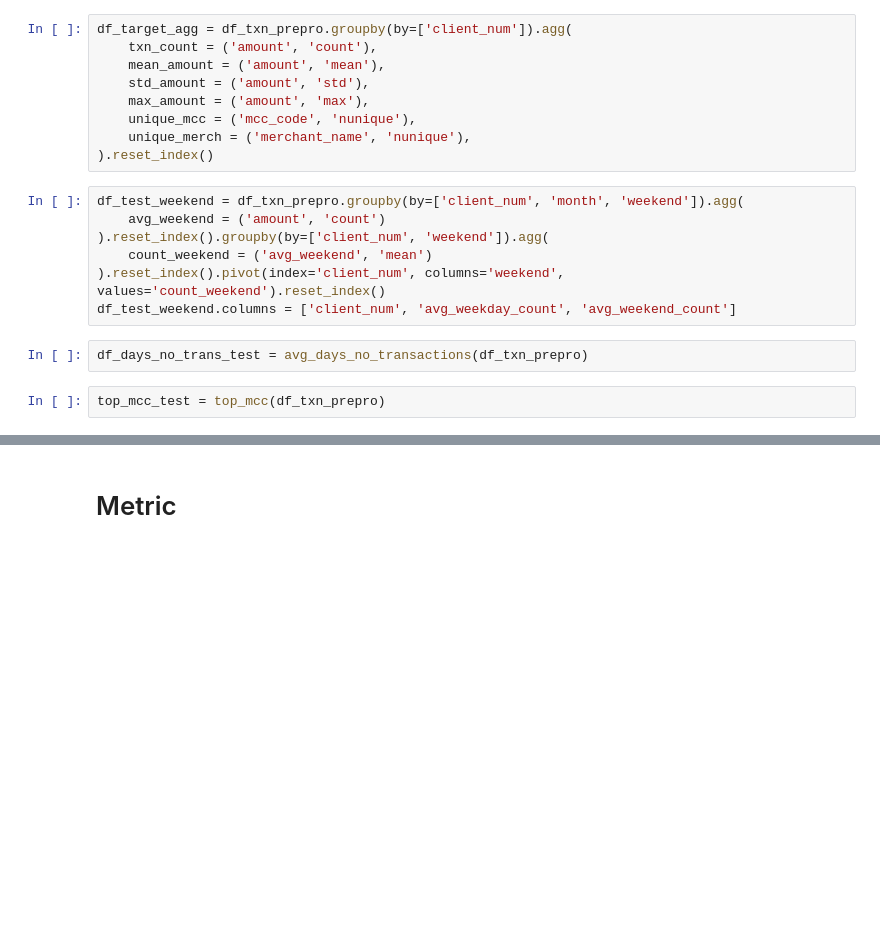
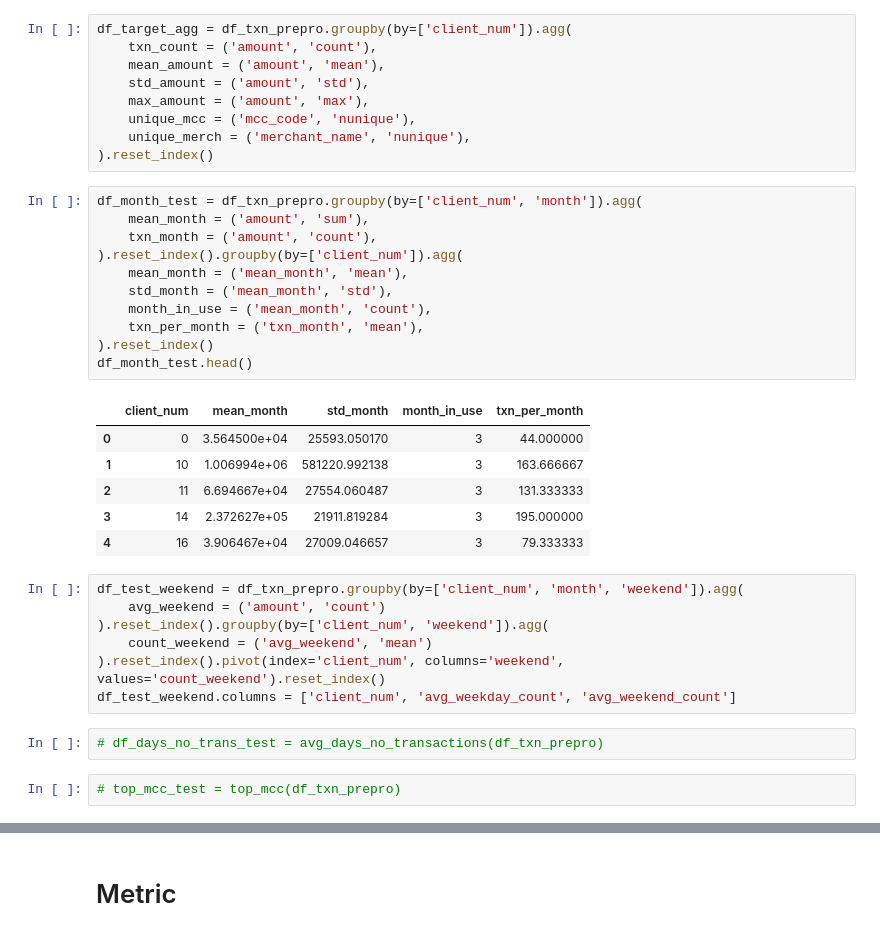
Before and after one commit to ATHigh/Alfa-Summer-Challenge, a Jupyter notebook: src/solution.ipynb, the cells around one changed output, grey strips where cells are left out. Cells and saved outputs as stored; diff of their text form; blank space fills up the shorter version.

```diff
--- a/src/solution.ipynb
+++ b/src/solution.ipynb
@@ -574,6 +613,24 @@ df_target_agg = df_txn_prepro.groupby(by=['client_num']).agg(
     unique_mcc = ('mcc_code', 'nunique'),
     unique_merch = ('merchant_name', 'nunique'),
 ).reset_index()
+# %%
+df_month_test = df_txn_prepro.groupby(by=['client_num', 'month']).agg(
+    mean_month = ('amount', 'sum'),
+    txn_month = ('amount', 'count'),
+).reset_index().groupby(by=['client_num']).agg(
+    mean_month = ('mean_month', 'mean'),
+    std_month = ('mean_month', 'std'),
+    month_in_use = ('mean_month', 'count'),
+    txn_per_month = ('txn_month', 'mean'),
+).reset_index()
+df_month_test.head()
+# %% [output]
+|  | client_num | mean_month | std_month | month_in_use | txn_per_month |
+| 0 | 0 | 3.564500e+04 | 25593.050170 | 3 | 44.000000 |
+| 1 | 10 | 1.006994e+06 | 581220.992138 | 3 | 163.666667 |
+| 2 | 11 | 6.694667e+04 | 27554.060487 | 3 | 131.333333 |
+| 3 | 14 | 2.372627e+05 | 21911.819284 | 3 | 195.000000 |
+| 4 | 16 | 3.906467e+04 | 27009.046657 | 3 | 79.333333 |
 # %%
 df_test_weekend = df_txn_prepro.groupby(by=['client_num', 'month', 'weekend']).agg(
     avg_weekend = ('amount', 'count')
@@ -582,7 +639,7 @@ df_test_weekend = df_txn_prepro.groupby(by=['client_num', 'month', 'weekend']).a
 ).reset_index().pivot(index='client_num', columns='weekend', values='count_weekend').reset_index()
 df_test_weekend.columns = ['client_num', 'avg_weekday_count', 'avg_weekend_count']
 # %%
-df_days_no_trans_test = avg_days_no_transactions(df_txn_prepro)
+# df_days_no_trans_test = avg_days_no_transactions(df_txn_prepro)
 # %%
-top_mcc_test = top_mcc(df_txn_prepro)
+# top_mcc_test = top_mcc(df_txn_prepro)
 # %%
```
Also changed, not shown: parts of 26 cells of this notebook, 1 other file.
